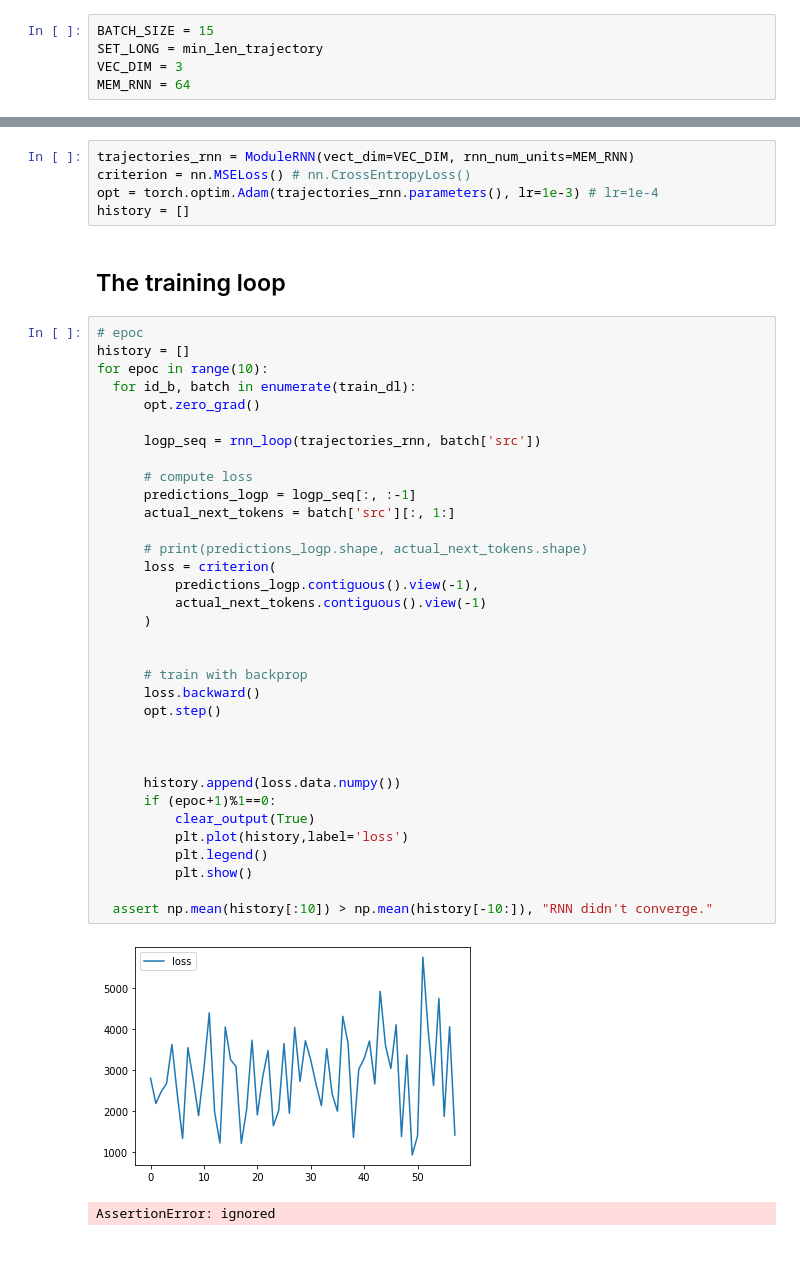
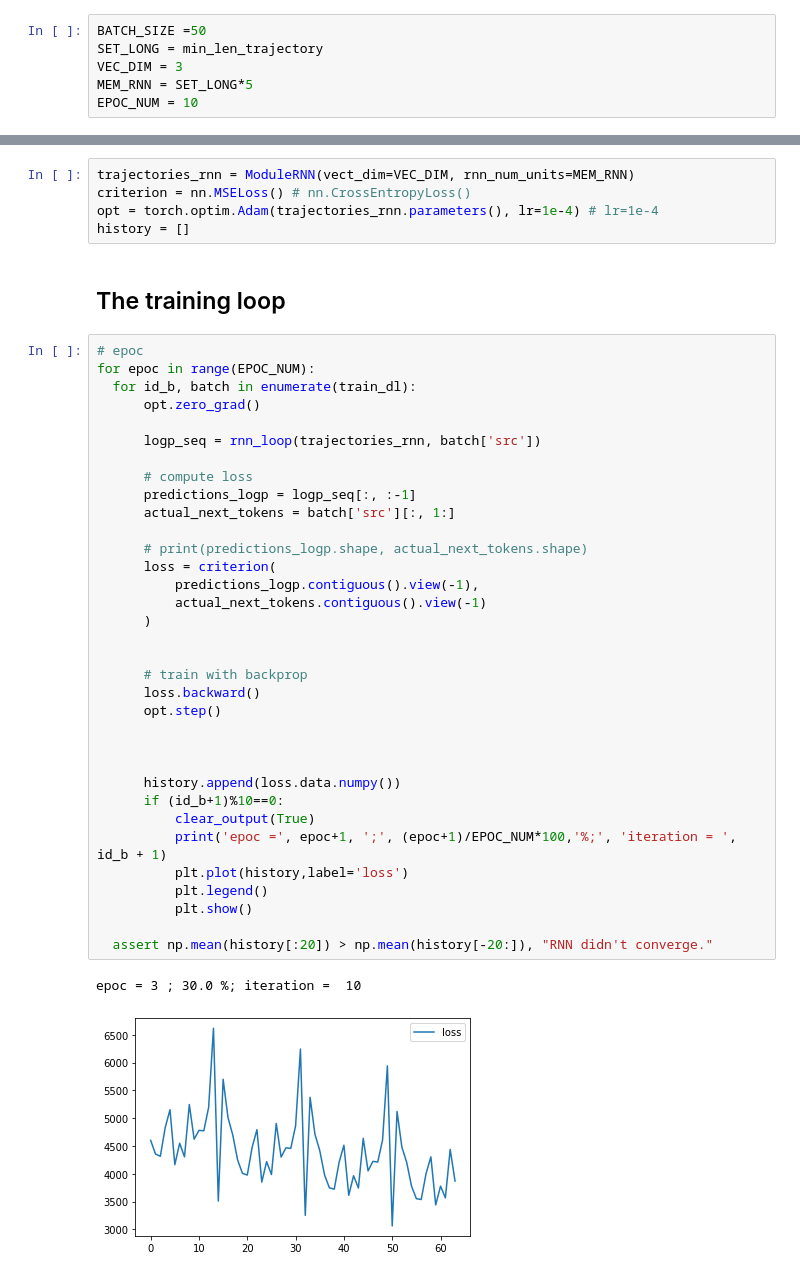
Before and after one commit to dart9905/coursework, a Jupyter notebook: KalmanNN/KalmanNN.ipynb, the cells around one changed output, grey strips where cells are left out. Drawn from its saved outputs; the diff is of its cells as text.

```diff
--- a/KalmanNN/KalmanNN.ipynb
+++ b/KalmanNN/KalmanNN.ipynb
@@ -366,10 +366,11 @@ max_len_trajectory, min_len_trajectory, key_max, key_min
 # %% [output]
 (458, 162, '/ballistic_raw/BALLISTIC_665', '/ballistic_raw/BALLISTIC_264')
 # %%
-BATCH_SIZE = 15
+BATCH_SIZE =50
 SET_LONG = min_len_trajectory
 VEC_DIM = 3
-MEM_RNN = 64
+MEM_RNN = SET_LONG*5
+EPOC_NUM = 10
 # %%
 td = create_dataset(
     dset,
@@ -459,44 +460,44 @@ from IPython.display import clear_output
 # %%
 trajectories_rnn = ModuleRNN(vect_dim=VEC_DIM, rnn_num_units=MEM_RNN)
 criterion = nn.MSELoss() # nn.CrossEntropyLoss()
-opt = torch.optim.Adam(trajectories_rnn.parameters(), lr=1e-3) # lr=1e-4
+opt = torch.optim.Adam(trajectories_rnn.parameters(), lr=1e-4) # lr=1e-4
 history = []
 # %% [markdown]
 ## The training loop
 # %%
 # epoc
-history = []
-for epoc in range(10):
+for epoc in range(EPOC_NUM):
   for id_b, batch in enumerate(train_dl):
       opt.zero_grad()
 
       logp_seq = rnn_loop(trajectories_rnn, batch['src'])
 
       # compute loss
       predictions_logp = logp_seq[:, :-1]
       actual_next_tokens = batch['src'][:, 1:]
 
       # print(predictions_logp.shape, actual_next_tokens.shape)
       loss = criterion(
           predictions_logp.contiguous().view(-1),
           actual_next_tokens.contiguous().view(-1)
       )
 
 
       # train with backprop
       loss.backward()
       opt.step()
 
 
 
       history.append(loss.data.numpy())
-      if (epoc+1)%1==0:
+      if (id_b+1)%10==0:
           clear_output(True)
+          print('epoc =', epoc+1, ';', (epoc+1)/EPOC_NUM*100,'%;', 'iteration = ', id_b + 1)
           plt.plot(history,label='loss')
           plt.legend()
           plt.show()
 
-  assert np.mean(history[:10]) > np.mean(history[-10:]), "RNN didn't converge."
+  assert np.mean(history[:20]) > np.mean(history[-20:]), "RNN didn't converge."
 # %% [output]
+epoc = 3 ; 30.0 %; iteration =  10
-[figure, old version]
+[figure, new version]
-AssertionError: ignored
```
Also changed, not shown: parts of 2 cells of this notebook, 2 other files.
